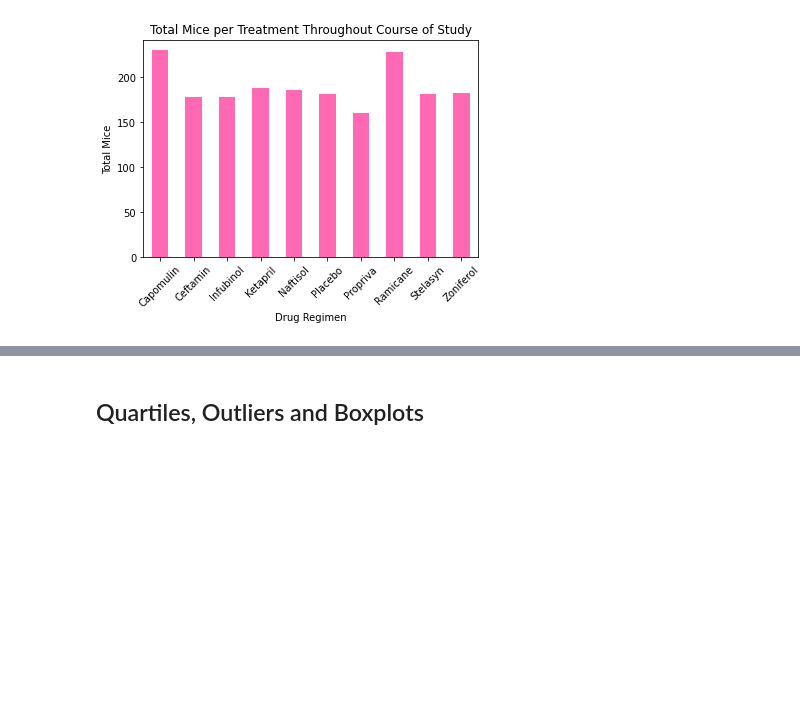
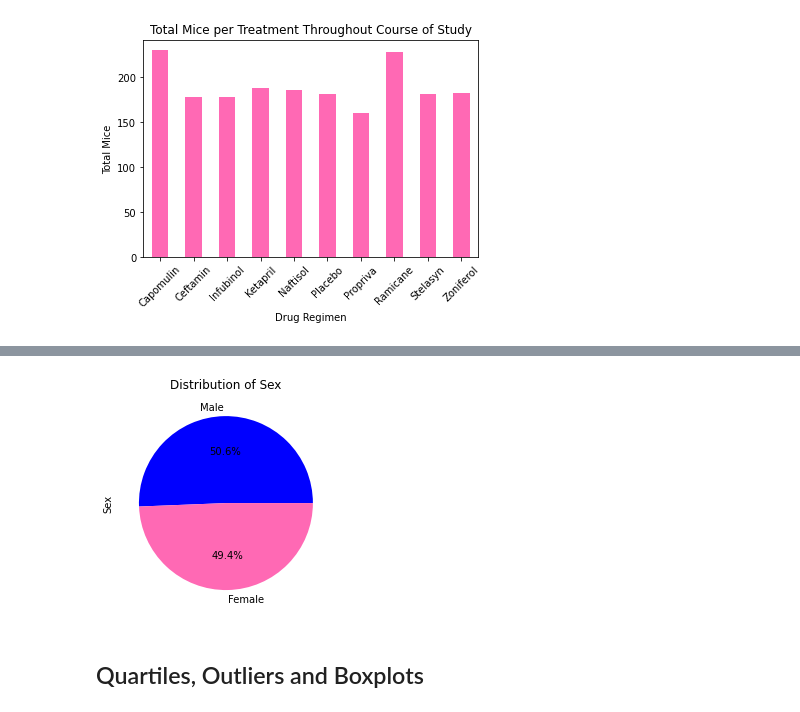
Before and after one commit to MorganMaciupa/The-Power-of-MatPlotLib, a Jupyter notebook: pymaceuticals_starter.ipynb, the cells around one changed output, grey strips where cells are left out. Saved outputs shown, nothing was run; the diff lists cells and outputs as text; code cells hidden in the pictures; blank space fills up the shorter version.

Commit message:
working pandas plots

```diff
--- a/pymaceuticals_starter.ipynb
+++ b/pymaceuticals_starter.ipynb
@@ -123,5 +134,12 @@ plt.plot.barh
 # %%
 # Generate a pie plot showing the distribution of female versus male mice using pandas
+
+gender_count = clean_data['Sex'].value_counts()
+colors = ["blue", "hotpink"]
+
+gender_pie = gender_count.plot.pie(title='Distribution of Sex', autopct="%1.1f%%", colors=colors);
+# %% [output]
+[figure, added]
 # %%
 # Generate a pie plot showing the distribution of female versus male mice using pyplot
 # %% [markdown]
```
Also changed, not shown: parts of 1 cell of this notebook.
